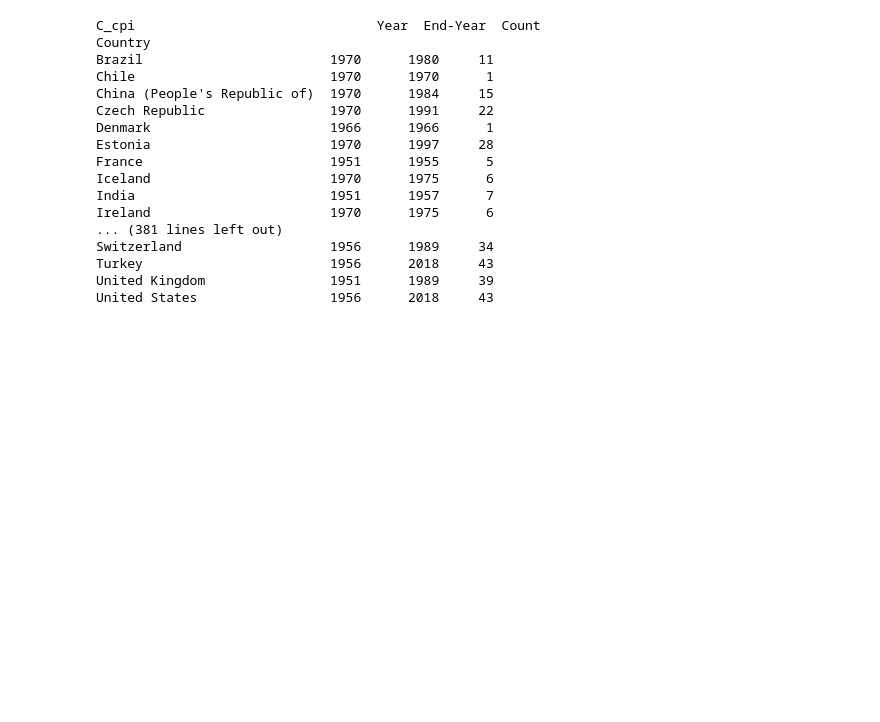
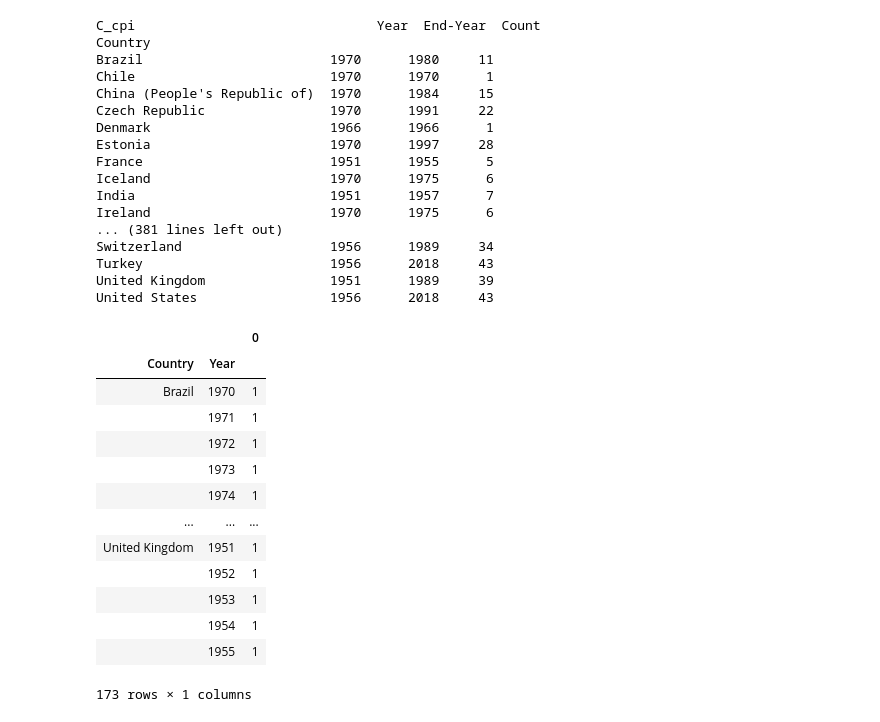
Before and after one commit to YueminLi/Financialization-, a Jupyter notebook: OECD.ipynb, the cells around one changed output. Drawn from its saved outputs; the diff is of its cells as text; code cells hidden in the pictures; blank space fills up the shorter version.

```diff
--- a/OECD.ipynb
+++ b/OECD.ipynb
@@ -117,7 +150,7 @@ oecd_country = temp.loc[(temp['Country']=='Australia')|(temp['Country']=='Austri
                        (temp['Country']=='Lithuania')|(temp['Country']=='Luxembourg')|
                        (temp['Country']=='Mexico')|(temp['Country']=='Netherlands')|
                        (temp['Country']=='New Zealand')|(temp['Country']=='Norway')|
-                       (temp['Country']=='Poland')|(temp['Country']=='portugal')|
+                       (temp['Country']=='Poland')|(temp['Country']=='Portugal')|
                        (temp['Country']=='Slovak Republic')|(temp['Country']=='Slovenia')|
                        (temp['Country']=='Spain')|(temp['Country']=='Sweden')|
                        (temp['Country']=='Switzerland')|(temp['Country']=='Turkey')|
@@ -280,3 +317,20 @@ Switzerland                   1956      1989     34
 Turkey                        1956      2018     43
 United Kingdom                1951      1989     39
 United States                 1956      2018     43
+# %%
+pd.DataFrame(oecd_percent[oecd_percent['C_cpi'].isnull()].groupby(['Country','Year']).size())
+# %% [output]
+|  |  | 0 |
+| Country | Year |  |
+| Brazil | 1970 | 1 |
+|  | 1971 | 1 |
+|  | 1972 | 1 |
+|  | 1973 | 1 |
+|  | 1974 | 1 |
+| ... | ... | ... |
+| United Kingdom | 1951 | 1 |
+|  | 1952 | 1 |
+|  | 1953 | 1 |
+|  | 1954 | 1 |
+|  | 1955 | 1 |
+173 rows × 1 columns
```
Also changed, not shown: parts of 6 cells of this notebook.
